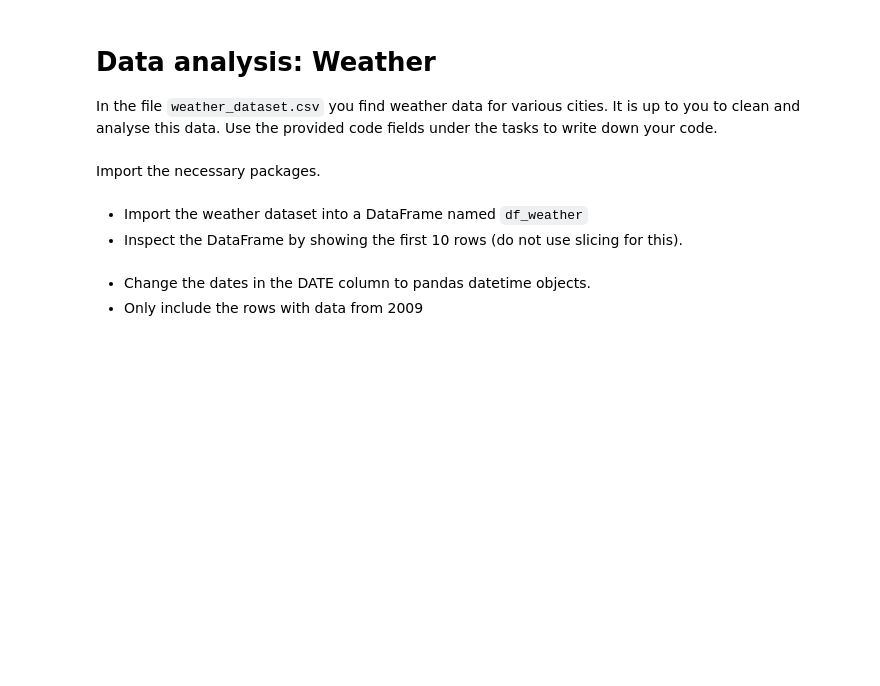
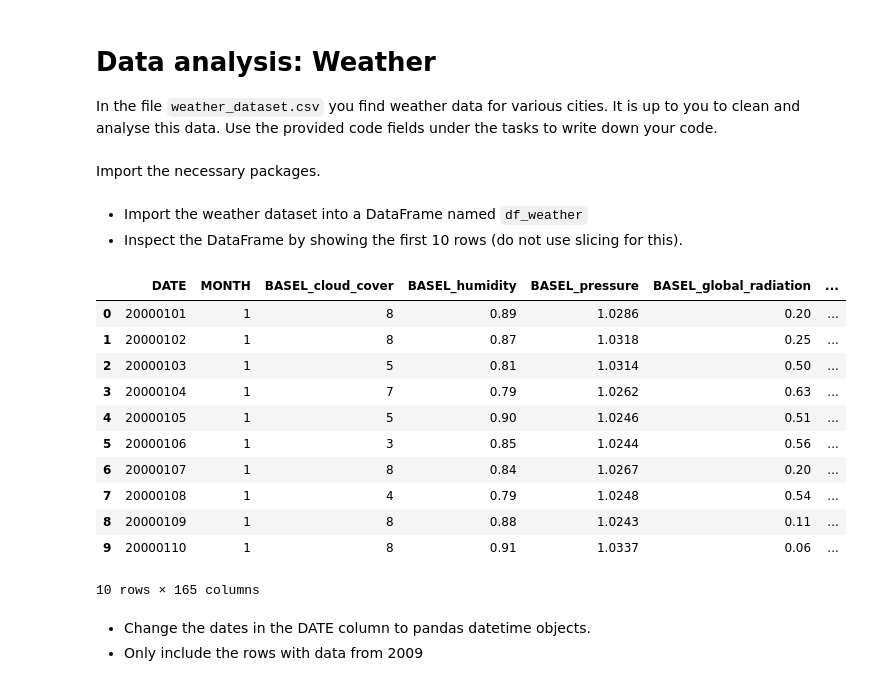
Before and after one commit to Elemonce/Python, a Jupyter notebook: redoing/P2-coursematerial-2425/06-sample-exam/01-weather/weather_EN.ipynb, the cells around one changed output. Drawn from its saved outputs; the diff is of its cells as text; code cells hidden in the pictures; blank space fills up the shorter version.

```diff
--- a/redoing/P2-coursematerial-2425/06-sample-exam/01-weather/weather_EN.ipynb
+++ b/redoing/P2-coursematerial-2425/06-sample-exam/01-weather/weather_EN.ipynb
@@ -8,6 +11,21 @@ Import the necessary packages.
 * Inspect the DataFrame by showing the first 10 rows (do not use slicing for this).
 # %%
 #Import and inspect
+df_weather = pd.read_csv("weather_dataset.csv")
+df_weather.head(10)
+# %% [output]
+|  | DATE | MONTH | BASEL_cloud_cover | BASEL_humidity | BASEL_pressure | BASEL_global_radiation | ... |
+| 0 | 20000101 | 1 | 8 | 0.89 | 1.0286 | 0.20 | ... |
+| 1 | 20000102 | 1 | 8 | 0.87 | 1.0318 | 0.25 | ... |
+| 2 | 20000103 | 1 | 5 | 0.81 | 1.0314 | 0.50 | ... |
+| 3 | 20000104 | 1 | 7 | 0.79 | 1.0262 | 0.63 | ... |
+| 4 | 20000105 | 1 | 5 | 0.90 | 1.0246 | 0.51 | ... |
+| 5 | 20000106 | 1 | 3 | 0.85 | 1.0244 | 0.56 | ... |
+| 6 | 20000107 | 1 | 8 | 0.84 | 1.0267 | 0.20 | ... |
+| 7 | 20000108 | 1 | 4 | 0.79 | 1.0248 | 0.54 | ... |
+| 8 | 20000109 | 1 | 8 | 0.88 | 1.0243 | 0.11 | ... |
+| 9 | 20000110 | 1 | 8 | 0.91 | 1.0337 | 0.06 | ... |
+10 rows × 165 columns
 # %% [markdown]
 * Change the dates in the DATE column to pandas datetime objects.
 * Only include the rows with data from 2009
```
Also changed, not shown: parts of 8 cells of this notebook, 8 other files.
